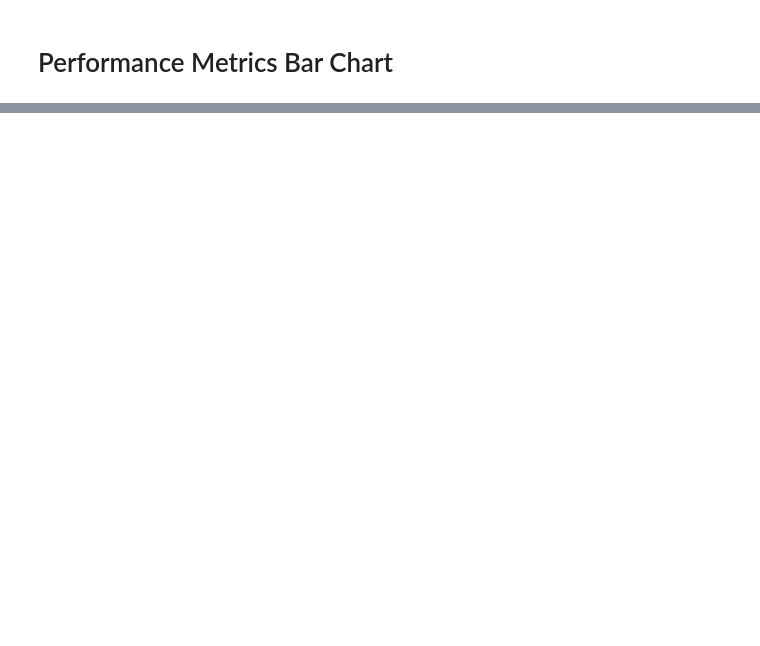
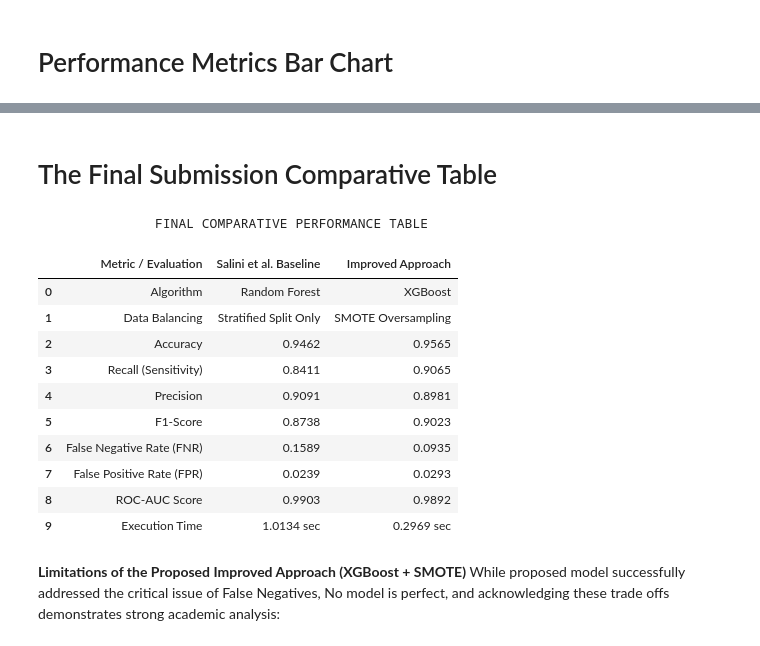
Before and after one commit to YadurajSiddarth/Fetal-monitoring-ctg-, a Jupyter notebook: Fetus_Monitoring_(CTG).ipynb, the cells around one changed output, grey strips where cells are left out. Cells and saved outputs as stored; diff of their text form; code cells hidden in the pictures; blank space fills up the shorter version.

```diff
--- a/Fetus_Monitoring_(CTG).ipynb
+++ b/Fetus_Monitoring_(CTG).ipynb
@@ -479,0 +436,61 @@ plt.show()
+# %% [markdown]
+# The Final Submission Comparative Table
+# %%
+# Create the Final Side-by-Side Comparison Table
+final_comparison_df = pd.DataFrame({
+    "Metric / Evaluation": [
+        "Algorithm",
+        "Data Balancing",
+        "Accuracy",
+        "Recall (Sensitivity)",
+        "Precision",
+        "F1-Score",
+        "False Negative Rate (FNR)",
+        "False Positive Rate (FPR)",
+        "ROC-AUC Score",
+        "Execution Time"
+    ],
+    "Salini et al. Baseline": [
+        "Random Forest",
+        "Stratified Split Only",
+        f"{acc_base:.4f}",
+        f"{recall_base:.4f}",
+        f"{precision_base:.4f}",
+        f"{f1_base:.4f}",
+        f"{fnr_base:.4f}",
+        f"{fpr_base:.4f}",
+        f"{roc_auc_base:.4f}",
+        f"{execution_time_salini:.4f} sec ",
+    ],
+    "Improved Approach": [
+        "XGBoost",
+        "SMOTE Oversampling",
+        f"{acc_xgb:.4f}",
+        f"{recall_xgb:.4f}",
+        f"{precision_xgb:.4f}",
+        f"{f1_xgb:.4f}",
+        f"{fnr_xgb:.4f}",
+        f"{fpr_xgb:.4f}",
+        f"{roc_auc_xgb:.4f}",
+        f"{execution_time_xgb:.4f} sec",
+    ]
+})
+
+print("\n               FINAL COMPARATIVE PERFORMANCE TABLE    ")
+display(final_comparison_df)
+# %% [output]
+               FINAL COMPARATIVE PERFORMANCE TABLE
+|  | Metric / Evaluation | Salini et al. Baseline | Improved Approach |
+| 0 | Algorithm | Random Forest | XGBoost |
+| 1 | Data Balancing | Stratified Split Only | SMOTE Oversampling |
+| 2 | Accuracy | 0.9462 | 0.9565 |
+| 3 | Recall (Sensitivity) | 0.8411 | 0.9065 |
+| 4 | Precision | 0.9091 | 0.8981 |
+| 5 | F1-Score | 0.8738 | 0.9023 |
+| 6 | False Negative Rate (FNR) | 0.1589 | 0.0935 |
+| 7 | False Positive Rate (FPR) | 0.0239 | 0.0293 |
+| 8 | ROC-AUC Score | 0.9903 | 0.9892 |
+| 9 | Execution Time | 1.0134 sec | 0.2969 sec |
+# %% [markdown]
+**Limitations of the Proposed Improved Approach (XGBoost + SMOTE)**
+While proposed model successfully addressed the critical issue of False Negatives, No model is perfect, and acknowledging these trade offs demonstrates strong academic analysis:
```
Also changed, not shown: parts of 18 cells of this notebook.
